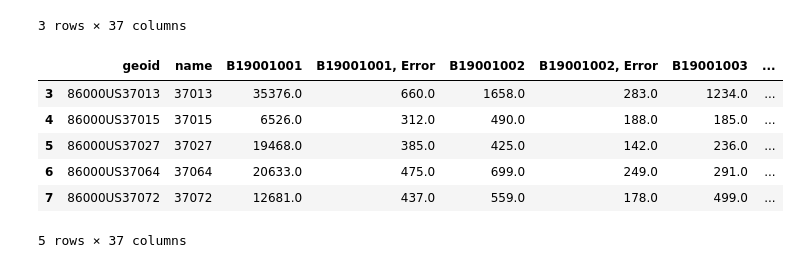
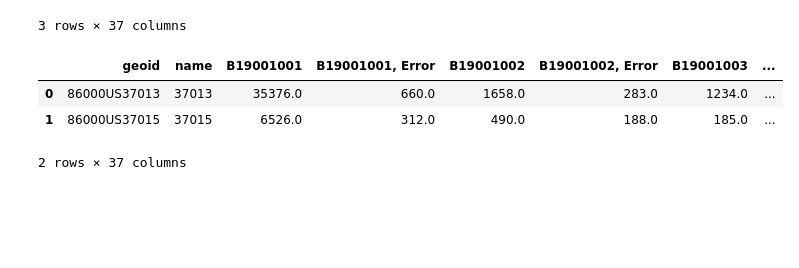
Before and after one commit to MrBardot/NSS-DDA2-metro-nashville-emergency, a Jupyter notebook: notebooks/metro-nashville-emergency-communications-snickers-hrubel.ipynb, the cells around one changed output. Cells and saved outputs as stored; diff of their text form; code cells hidden in the pictures; blank space fills up the shorter version.

```diff
--- a/notebooks/metro-nashville-emergency-communications-snickers-hrubel.ipynb
+++ b/notebooks/metro-nashville-emergency-communications-snickers-hrubel.ipynb
@@ -464,15 +472,13 @@ epsg:4326
 3 rows × 37 columns
 # %%
 income = income.drop([0,1,2])
-# %%
-income.head()
-# %% [output]
-|  | geoid | name | B19001001 | B19001001, Error | B19001002 | B19001002, Error | B19001003 | ... |
-| 3 | 86000US37013 | 37013 | 35376.0 | 660.0 | 1658.0 | 283.0 | 1234.0 | ... |
-| 4 | 86000US37015 | 37015 | 6526.0 | 312.0 | 490.0 | 188.0 | 185.0 | ... |
-| 5 | 86000US37027 | 37027 | 19468.0 | 385.0 | 425.0 | 142.0 | 236.0 | ... |
-| 6 | 86000US37064 | 37064 | 20633.0 | 475.0 | 699.0 | 249.0 | 291.0 | ... |
-| 7 | 86000US37072 | 37072 | 12681.0 | 437.0 | 559.0 | 178.0 | 499.0 | ... |
-5 rows × 37 columns
+# %%
+income=income.reset_index(drop = True)
+income.head(2)
+# %% [output]
+|  | geoid | name | B19001001 | B19001001, Error | B19001002 | B19001002, Error | B19001003 | ... |
+| 0 | 86000US37013 | 37013 | 35376.0 | 660.0 | 1658.0 | 283.0 | 1234.0 | ... |
+| 1 | 86000US37015 | 37015 | 6526.0 | 312.0 | 490.0 | 188.0 | 185.0 | ... |
+2 rows × 37 columns
 # %%
 income=income[income['name'].isin(['37207', '37072', '37189', '37218','37015','37080'])]
```
Also changed, not shown: parts of 10 cells of this notebook, 4 other files.
